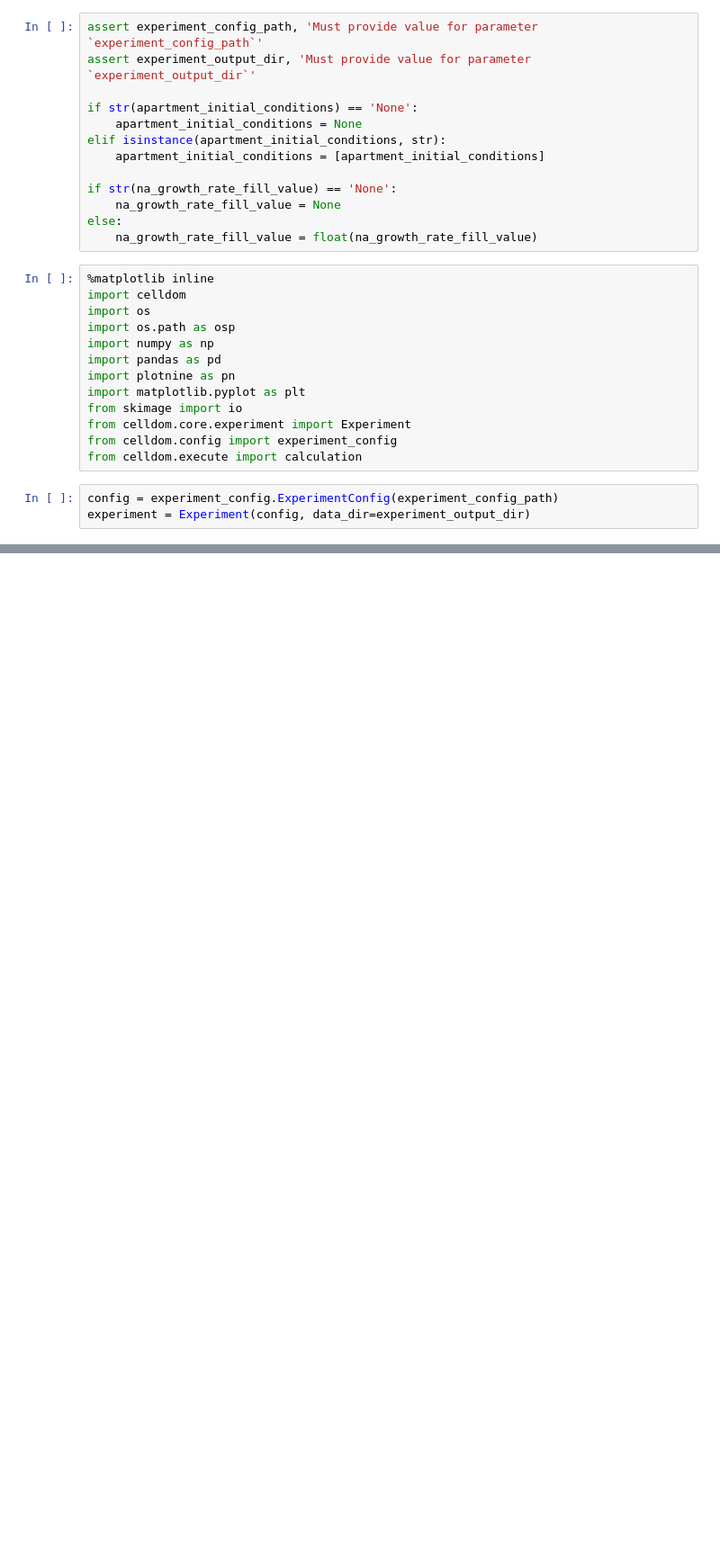
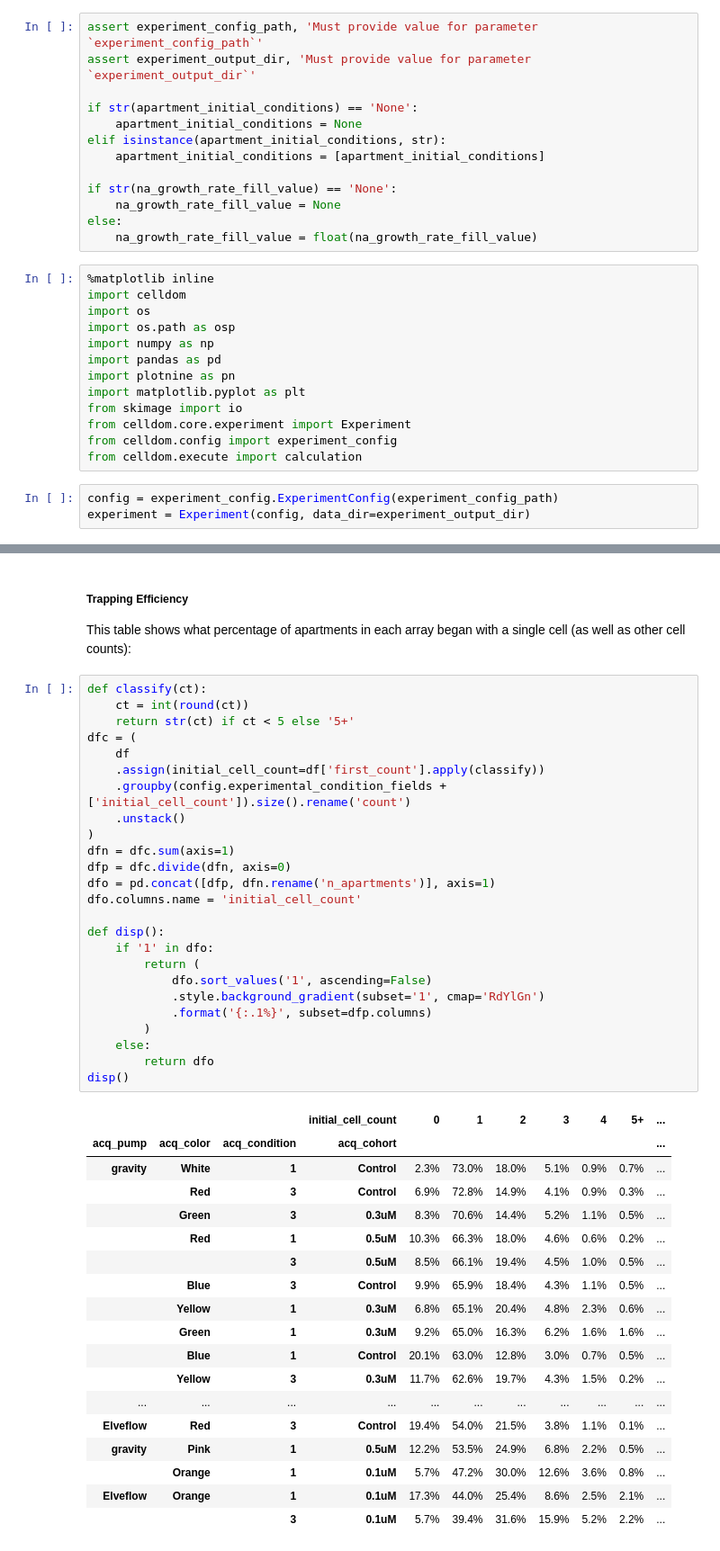
Before and after one commit to hammerlab/SmartCount, a Jupyter notebook: python/notebook/templates/array_analysis.ipynb, the cells around one changed output, grey strips where cells are left out. Shown: that part at 90% size. Saved outputs shown, nothing was run; the diff lists cells and outputs as text; blank space fills up the shorter version.

```diff
--- a/python/notebook/templates/array_analysis.ipynb
+++ b/python/notebook/templates/array_analysis.ipynb
@@ -128,0 +173,48 @@ Name: growth_rate, dtype: float64
+# %% [markdown]
+##### Trapping Efficiency
+
+This table shows what percentage of apartments in each array began with a single cell (as well as other cell counts):
+# %%
+def classify(ct):
+    ct = int(round(ct))
+    return str(ct) if ct < 5 else '5+'
+dfc = (
+    df
+    .assign(initial_cell_count=df['first_count'].apply(classify))
+    .groupby(config.experimental_condition_fields + ['initial_cell_count']).size().rename('count')
+    .unstack()
+)
+dfn = dfc.sum(axis=1)
+dfp = dfc.divide(dfn, axis=0)
+dfo = pd.concat([dfp, dfn.rename('n_apartments')], axis=1)
+dfo.columns.name = 'initial_cell_count'
+
+def disp():
+    if '1' in dfo:
+        return (
+            dfo.sort_values('1', ascending=False)
+            .style.background_gradient(subset='1', cmap='RdYlGn')
+            .format('{:.1%}', subset=dfp.columns)
+        )
+    else:
+        return dfo
+disp()
+# %% [output]
+|  |  |  | initial_cell_count | 0 | 1 | 2 | 3 | 4 | 5+ | ... |
+| acq_pump | acq_color | acq_condition | acq_cohort |  |  |  |  |  |  | ... |
+| gravity | White | 1 | Control | 2.3% | 73.0% | 18.0% | 5.1% | 0.9% | 0.7% | ... |
+|  | Red | 3 | Control | 6.9% | 72.8% | 14.9% | 4.1% | 0.9% | 0.3% | ... |
+|  | Green | 3 | 0.3uM | 8.3% | 70.6% | 14.4% | 5.2% | 1.1% | 0.5% | ... |
+|  | Red | 1 | 0.5uM | 10.3% | 66.3% | 18.0% | 4.6% | 0.6% | 0.2% | ... |
+|  |  | 3 | 0.5uM | 8.5% | 66.1% | 19.4% | 4.5% | 1.0% | 0.5% | ... |
+|  | Blue | 3 | Control | 9.9% | 65.9% | 18.4% | 4.3% | 1.1% | 0.5% | ... |
+|  | Yellow | 1 | 0.3uM | 6.8% | 65.1% | 20.4% | 4.8% | 2.3% | 0.6% | ... |
+|  | Green | 1 | 0.3uM | 9.2% | 65.0% | 16.3% | 6.2% | 1.6% | 1.6% | ... |
+|  | Blue | 1 | Control | 20.1% | 63.0% | 12.8% | 3.0% | 0.7% | 0.5% | ... |
+|  | Yellow | 3 | 0.3uM | 11.7% | 62.6% | 19.7% | 4.3% | 1.5% | 0.2% | ... |
+| ... | ... | ... | ... | ... | ... | ... | ... | ... | ... | ... |
+| Elveflow | Red | 3 | Control | 19.4% | 54.0% | 21.5% | 3.8% | 1.1% | 0.1% | ... |
+| gravity | Pink | 1 | 0.5uM | 12.2% | 53.5% | 24.9% | 6.8% | 2.2% | 0.5% | ... |
+|  | Orange | 1 | 0.1uM | 5.7% | 47.2% | 30.0% | 12.6% | 3.6% | 0.8% | ... |
+| Elveflow | Orange | 1 | 0.1uM | 17.3% | 44.0% | 25.4% | 8.6% | 2.5% | 2.1% | ... |
+|  |  | 3 | 0.1uM | 5.7% | 39.4% | 31.6% | 15.9% | 5.2% | 2.2% | ... |
```
Also changed, not shown: parts of 9 cells of this notebook.
